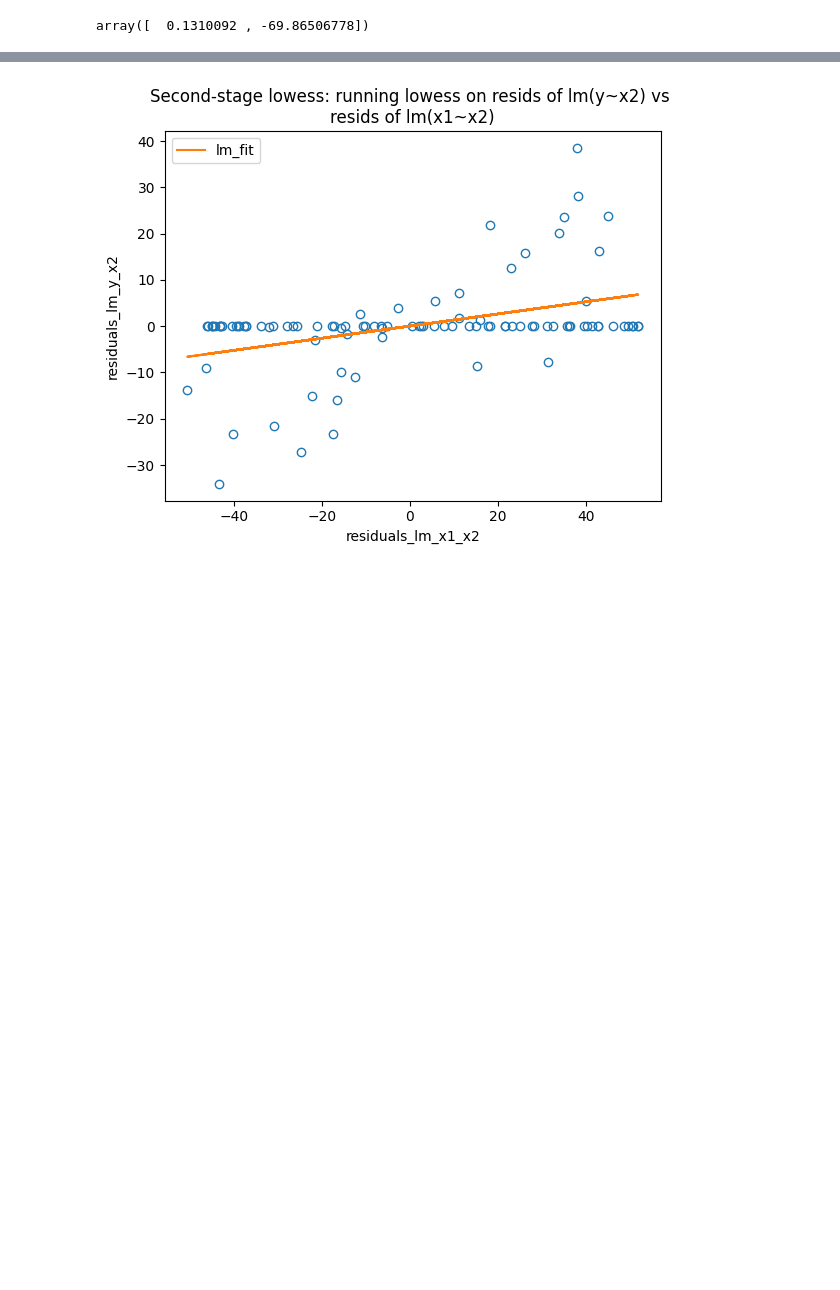
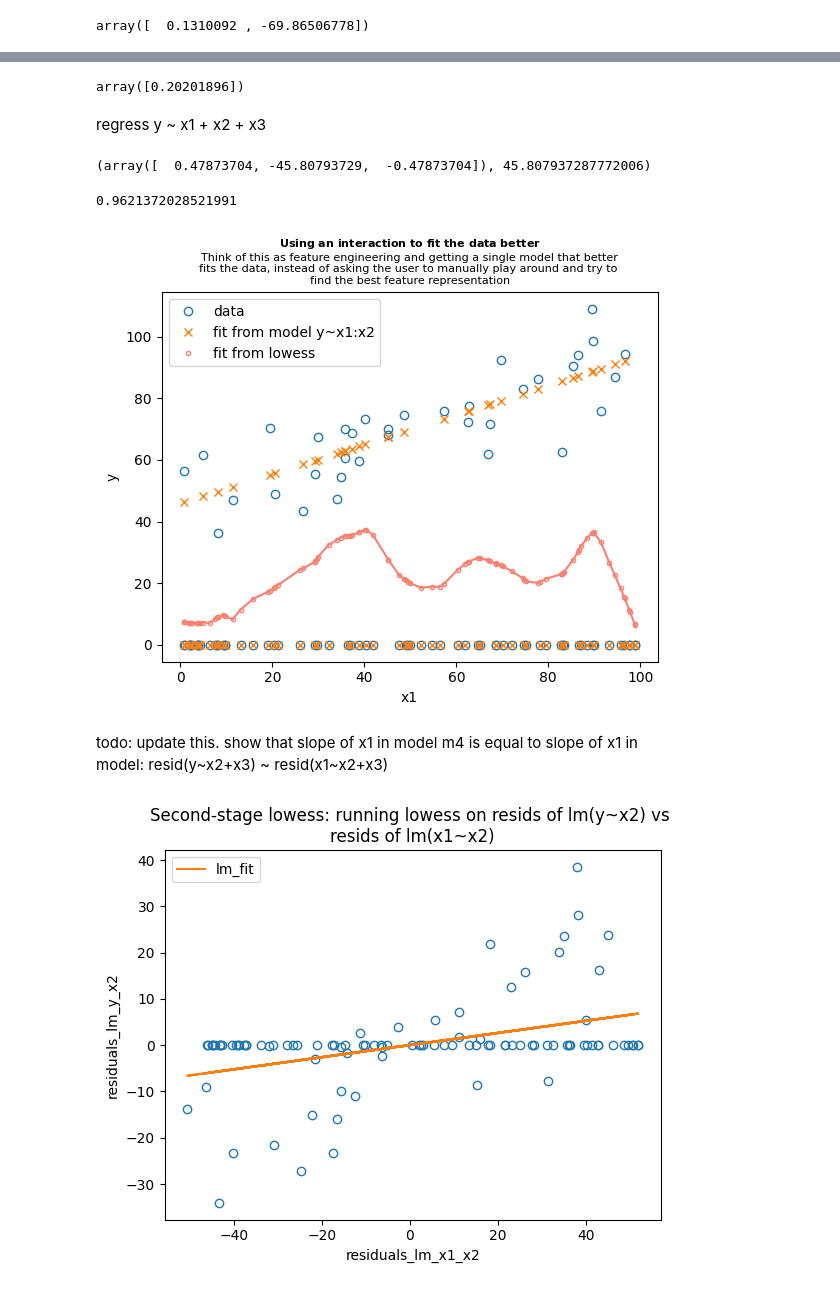
Before and after one commit to nayefahmad/stats-notes, a Jupyter notebook: src/2022-12-19_two-stage-lowess-regression.ipynb, the cells around one changed output, grey strips where cells are left out. Saved outputs shown, nothing was run; the diff lists cells and outputs as text; code cells hidden in the pictures; blank space fills up the shorter version.

Commit message:
Add time series cross validation score

```diff
--- a/src/2022-12-19_two-stage-lowess-regression.ipynb
+++ b/src/2022-12-19_two-stage-lowess-regression.ipynb
@@ -282,5 +314,55 @@ array([  0.1310092 , -69.86506778])
+# %%
+m3 = LinearRegression().fit(X[:, 0].reshape(-1, 1), y)
+m3.coef_
+# %% [output]
+array([0.20201896])
 # %%
 assert m.coef_.tolist()[0] - m2.coef_[0] < p.equality_thresh
+# %% [markdown]
+regress y ~ x1 + x2 + x3
+# %%
+m4 = LinearRegression().fit(X, y)
+predict_m4 = m4.predict(X)
+m4.coef_, m4.intercept_
+# %% [output]
+(array([  0.47873704, -45.80793729,  -0.47873704]), 45.807937287772006)
+# %%
+m4.score(X, y)
+cross_val_score(m4, X, y, cv=5, scoring="r2").mean()
+# %% [output]
+0.9621372028521991
+# %%
+title = r"$\bf{Using \ an \ interaction \ to \ fit \ the \ data \ better}$"
+title += "\nThink of this as feature engineering and getting a single model that better"
+title += "\nfits the data, instead of asking the user to manually play around and try to "
+title += "\nfind the best feature representation"
+fig, ax = plt.subplots()
+ax.plot(x1, y, "o", mfc="none", label="data")
+ax.plot(x1, predict_m4, "x", mfc="none", label="fit from model y~x1:x2")
+ax.plot(
+    y_lowess[:, 0],
+    y_lowess[:, 1],
+    ".",
+    mfc="none",
+    label="fit from lowess",
+    color="salmon",
+)
+ax.plot(
+    y_lowess[:, 0],
+    y_lowess[:, 1],
+    color="salmon",
+)
+ax.set_title(title)
+ax.title.set_size(8)
+ax.set_xlabel("x1")
+ax.set_ylabel("y")
+ax.legend()
+fig.show()
+# %% [output]
+[figure, added]
+# %% [markdown]
+todo: update this. show that slope of x1 in model m4 is equal to slope of x1 in<br>
+  model: resid(y~x2+x3) ~ resid(x1~x2+x3)
 # %%
 title = "Second-stage lowess: running lowess on resids of lm(y~x2) vs "
 title += "\nresids of lm(x1~x2)"
```
Also changed, not shown: parts of 15 cells of this notebook, 1 other file.
